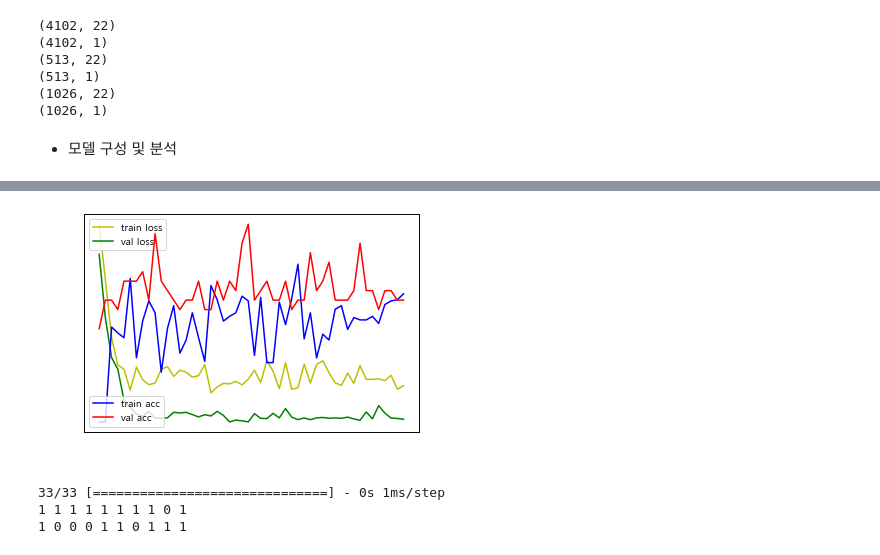
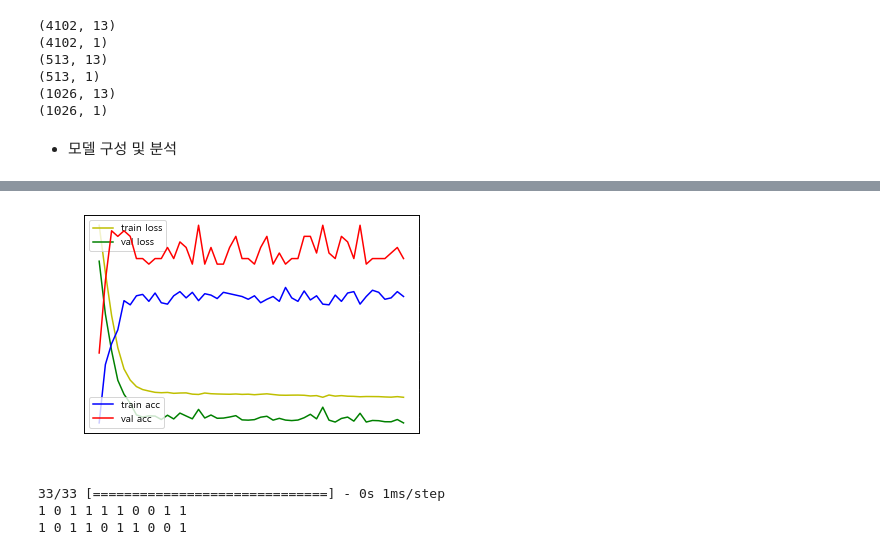
Before and after one commit to sky3085/ripple_ezen, a Jupyter notebook: ML/5.TMDBML.ipynb, the cells around one changed output, grey strips where cells are left out. Cells and saved outputs as stored; diff of their text form; code cells hidden in the pictures.

```diff
--- a/ML/5.TMDBML.ipynb
+++ b/ML/5.TMDBML.ipynb
@@ -4,6 +4,10 @@ import numpy as np
 # %%
 # title budget genres country main_charactor director vote_average vote_count
 df = pd.concat([pd.read_csv('data/movie_genres_data.csv'), pd.read_csv('data/movie_data_ID.csv')], axis=1)
+# %%
+# heatmap의 상관관계 있는 장르만 사용해보자
+# 액션, 모험, 판타지 sf, 드라마 공포, 스릴러, 범죄, 로맨스
+df = df.drop(['Family','Animation','Comedy','History','TV Movie','War','Documentary','Western', 'Mystery'], axis=1)
 # %%
 # 로지스틱 회귀 모델(sigmoid) : weight초기화, dropout, ReLU, batch nomalization
 # 결과 : 흥행성공, 흥행 실패, 전체영화 의 평균 정확도
@@ -19,7 +23,7 @@ X = np.array(df)
 # %%
 # y_train : 흥행했는지(1) 안했는지(0)
 from sklearn.model_selection import train_test_split
-y = X[:, 22:]
+y = X[:, 13:]
 X = X[:, :-1]
 X_train, X_test, y_train, y_test = train_test_split(X, y, test_size=0.2)
 X_val = X_test[:513]
@@ -32,11 +36,11 @@ print(y_val.shape)
 print(X_test.shape)
 print(y_test.shape)
 # %% [output]
-(4102, 22)
+(4102, 13)
 (4102, 1)
-(513, 22)
+(513, 13)
 (513, 1)
-(1026, 22)
+(1026, 13)
 (1026, 1)
 # %% [markdown]
 - 모델 구성 및 분석
@@ -65,8 +69,8 @@ model = Sequential()
 #model.add(Dense(32, activation='relu', input_dim=22))
 #model.add(Dense(1, activation='sigmoid'))
 
-model.add(Dropout(0.25))
-model.add(Dense(32, activation='relu', input_dim=22))
+# Dropout 68.5%
+model.add(Dense(32, activation='relu', input_dim=13))
 model.add(Dense(1, activation='sigmoid'))
 
 model.compile(loss='binary_crossentropy', optimizer='adam', metrics=['accuracy'])
@@ -117,5 +121,5 @@ Epoch 6/50
 --------------------
-[figure, old version]
+[figure, new version]
 # %%
 yhat = model.predict(X_test)
 for i in range(10):
@@ -125,7 +129,7 @@ for i in y_test[:10]:
     print(int(*i), end=" ")
 # %% [output]
 33/33 [==============================] - 0s 1ms/step
-1 1 1 1 1 1 1 1 0 1
-1 0 0 0 1 1 0 1 1 1
+1 0 1 1 1 1 0 0 1 1
+1 0 1 1 0 1 1 0 0 1
 # %%
 model.save('model/Dense_Dropout.h5')
```
Also changed, not shown: parts of 1 cell of this notebook, 10 other files.
